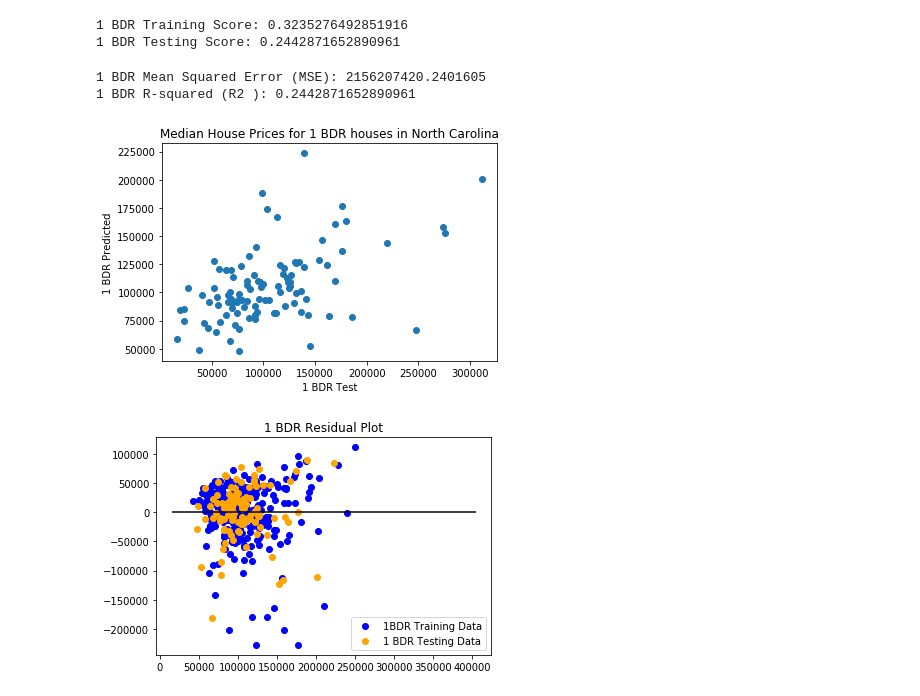
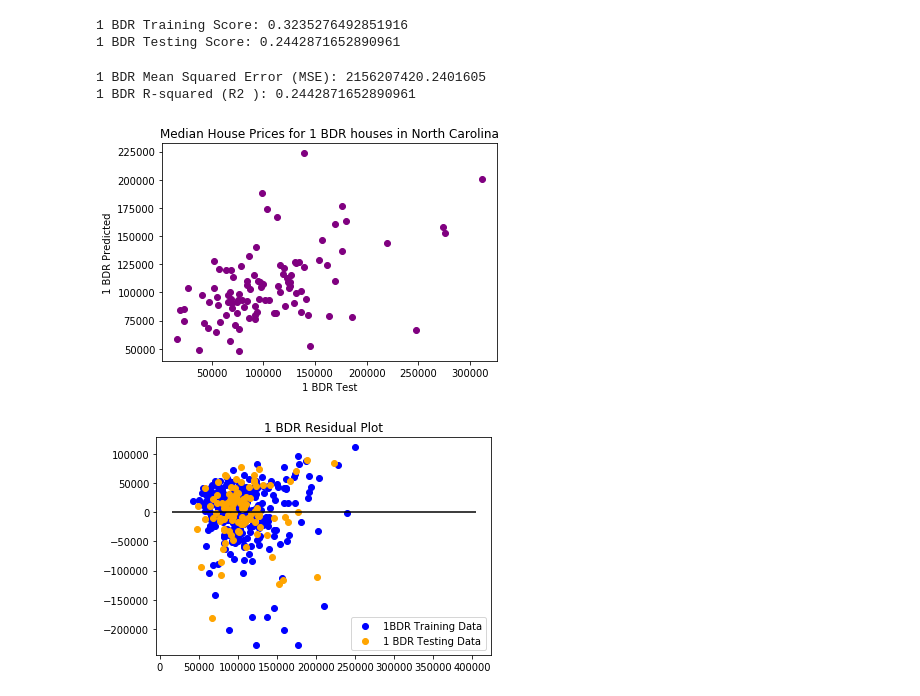
Before and after one commit to waghrayrashi/housepriceprediction, a Jupyter notebook: rw_nchousepricepredictions.ipynb, the cells around one changed output. Saved outputs shown, nothing was run; the diff lists cells and outputs as text; code cells hidden in the pictures.

```diff
--- a/rw_nchousepricepredictions.ipynb
+++ b/rw_nchousepricepredictions.ipynb
@@ -72,34 +72,34 @@ print(f"1 BDR Testing Score: {testing_score_1bdr}")
 # %%
 # Calculate the mean_squared_error and the r-squared value for the testing data
 from sklearn.metrics import mean_squared_error, r2_score
 
 # Use the model to make predictions
 predicted_1bdr = model_1bdr.predict(X_test_1bdr)
 
 # Score the predictions with mse and r2
 mse_1bdr = mean_squared_error(y_test_1bdr, predicted_1bdr)
 r2_1bdr = r2_score(y_test_1bdr, predicted_1bdr)
 print(f"1 BDR Mean Squared Error (MSE): {mse_1bdr}")
 print(f"1 BDR R-squared (R2 ): {r2_1bdr}")
 
 #Plot the Predicted house prices
-plt.scatter(y_test_1bdr,predicted_1bdr)
+plt.scatter(y_test_1bdr,predicted_1bdr, c="purple")
 
 # Label plot
 plt.xlabel('1 BDR Test')
 plt.ylabel('1 BDR Predicted')
 
 plt.title('Median House Prices for 1 BDR houses in North Carolina')
 
 # Save Plot
 plt.savefig('./static/images/LinearRegression_1bdr.png')
 
 # Show plot
 plt.show()
 # %% [output]
 1 BDR Mean Squared Error (MSE): 2156207420.2401605
 1 BDR R-squared (R2 ): 0.2442871652890961
-[figure, old version]
+[figure, new version]
 # %%
 plt.scatter(model_1bdr.predict(X_train_1bdr), model_1bdr.predict(X_train_1bdr) - y_train_1bdr, c="blue", label="1BDR Training Data")
 
```
Also changed, not shown: parts of 9 cells of this notebook, 7 other files.
